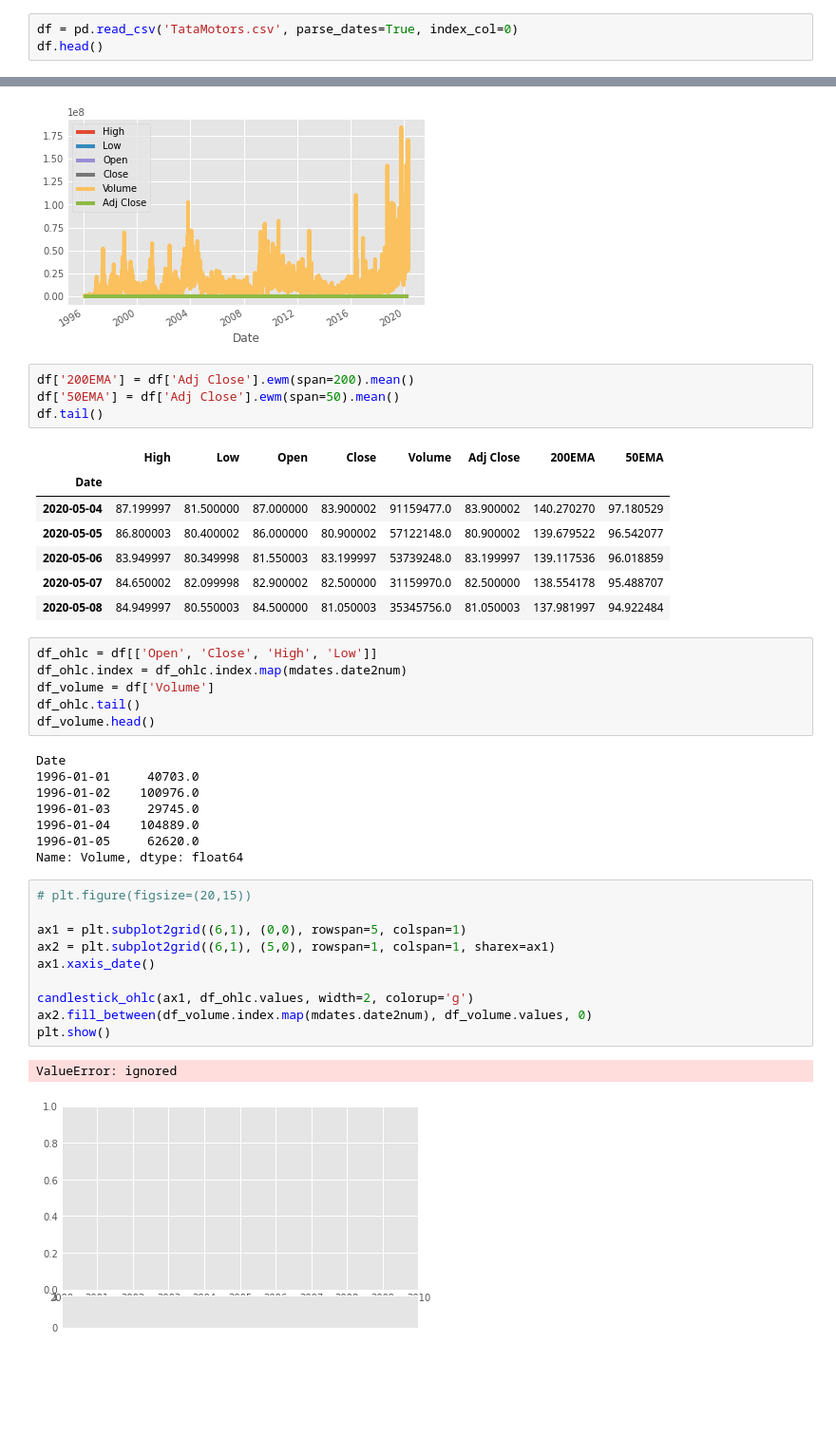
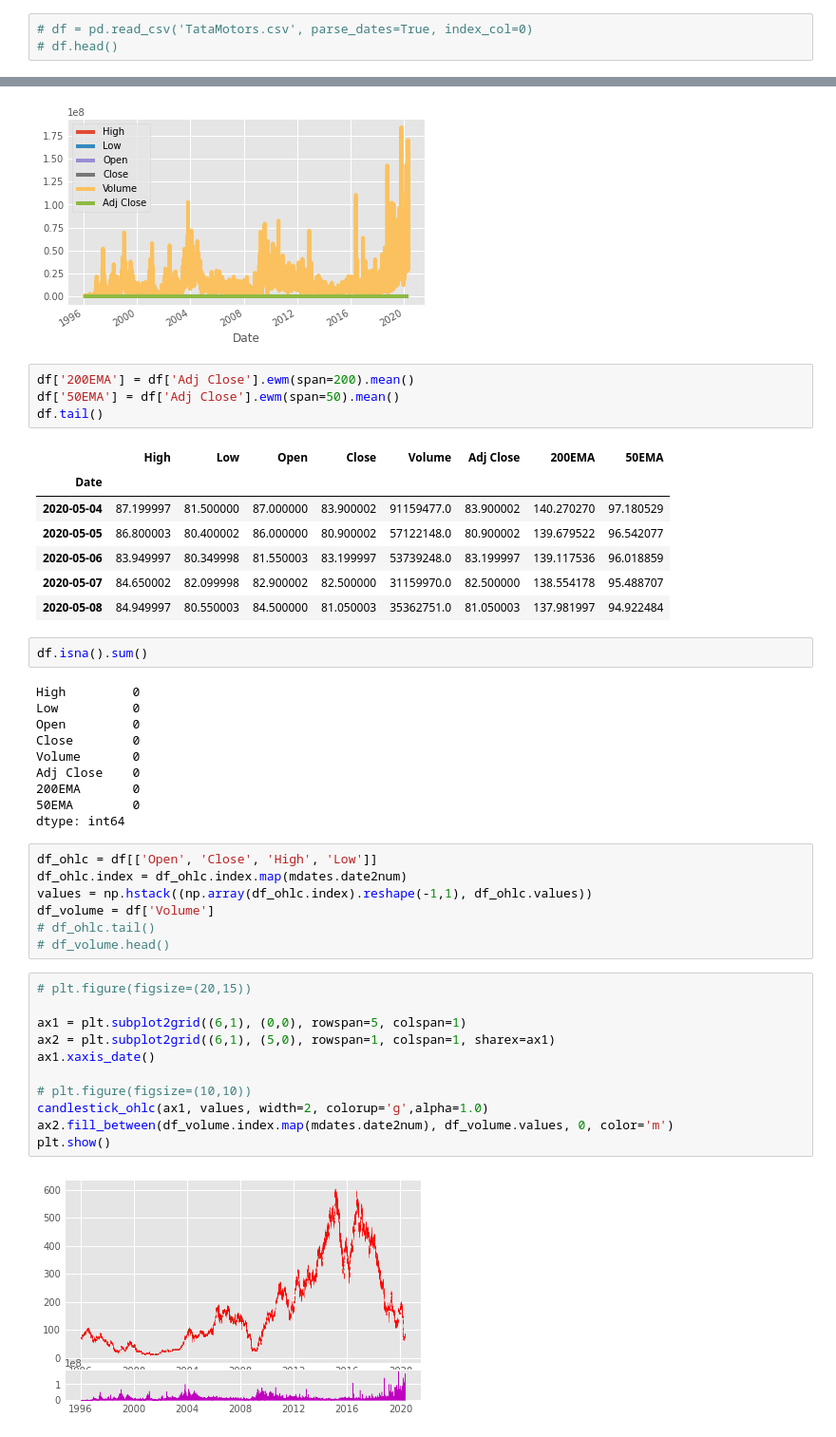
Before and after one commit to mdp0007/Stock-Price-Prediction, a Jupyter notebook: StockPrediction.ipynb, the cells around one changed output, grey strips where cells are left out. Shown at 95% size. Drawn from its saved outputs; the diff is of its cells as text; blank space fills up the shorter version.

```diff
--- a/StockPrediction.ipynb
+++ b/StockPrediction.ipynb
@@ -52,3 +52,3 @@ df.to_csv('TataMotors.csv')
 # %%
-df = pd.read_csv('TataMotors.csv', parse_dates=True, index_col=0)
-df.head()
+# df = pd.read_csv('TataMotors.csv', parse_dates=True, index_col=0)
+# df.head()
@@ -78,31 +70,36 @@ df.tail()
 | 2020-05-05 | 86.800003 | 80.400002 | 86.000000 | 80.900002 | 57122148.0 | 80.900002 | 139.679522 | 96.542077 |
 | 2020-05-06 | 83.949997 | 80.349998 | 81.550003 | 83.199997 | 53739248.0 | 83.199997 | 139.117536 | 96.018859 |
 | 2020-05-07 | 84.650002 | 82.099998 | 82.900002 | 82.500000 | 31159970.0 | 82.500000 | 138.554178 | 95.488707 |
-| 2020-05-08 | 84.949997 | 80.550003 | 84.500000 | 81.050003 | 35345756.0 | 81.050003 | 137.981997 | 94.922484 |
+| 2020-05-08 | 84.949997 | 80.550003 | 84.500000 | 81.050003 | 35362751.0 | 81.050003 | 137.981997 | 94.922484 |
+# %%
+df.isna().sum()
+# %% [output]
+High         0
+Low          0
+Open         0
+Close        0
+Volume       0
+Adj Close    0
+200EMA       0
+50EMA        0
+dtype: int64
 # %%
 df_ohlc = df[['Open', 'Close', 'High', 'Low']]
 df_ohlc.index = df_ohlc.index.map(mdates.date2num)
+values = np.hstack((np.array(df_ohlc.index).reshape(-1,1), df_ohlc.values))
 df_volume = df['Volume']
-df_ohlc.tail()
-df_volume.head()
+# df_ohlc.tail()
+# df_volume.head()
-# %% [output]
-Date
-1996-01-01     40703.0
-1996-01-02    100976.0
-1996-01-03     29745.0
-1996-01-04    104889.0
-1996-01-05     62620.0
-Name: Volume, dtype: float64
 # %%
 # plt.figure(figsize=(20,15))
 
 ax1 = plt.subplot2grid((6,1), (0,0), rowspan=5, colspan=1)
 ax2 = plt.subplot2grid((6,1), (5,0), rowspan=1, colspan=1, sharex=ax1)
 ax1.xaxis_date()
 
-candlestick_ohlc(ax1, df_ohlc.values, width=2, colorup='g')
-ax2.fill_between(df_volume.index.map(mdates.date2num), df_volume.values, 0)
+# plt.figure(figsize=(10,10))
+candlestick_ohlc(ax1, values, width=2, colorup='g',alpha=1.0)
+ax2.fill_between(df_volume.index.map(mdates.date2num), df_volume.values, 0, color='m')
 plt.show()
 # %% [output]
-ValueError: ignored
-[figure, old version]
+[figure, new version]
```
Also changed, not shown: parts of 3 cells of this notebook.
